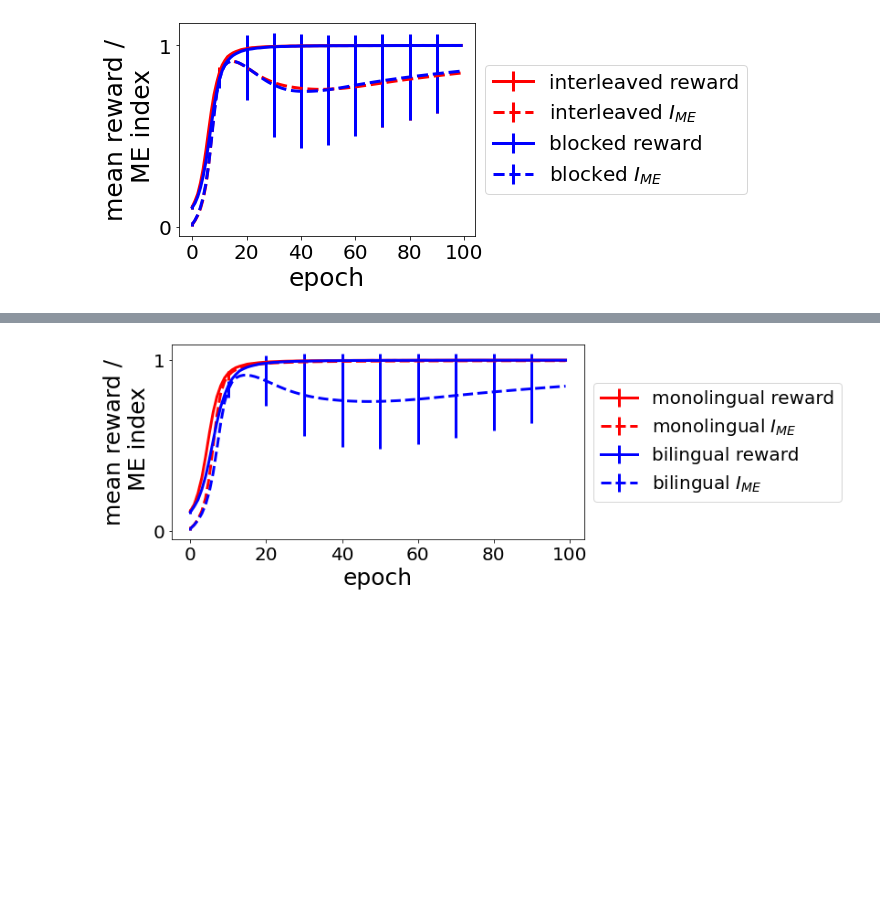
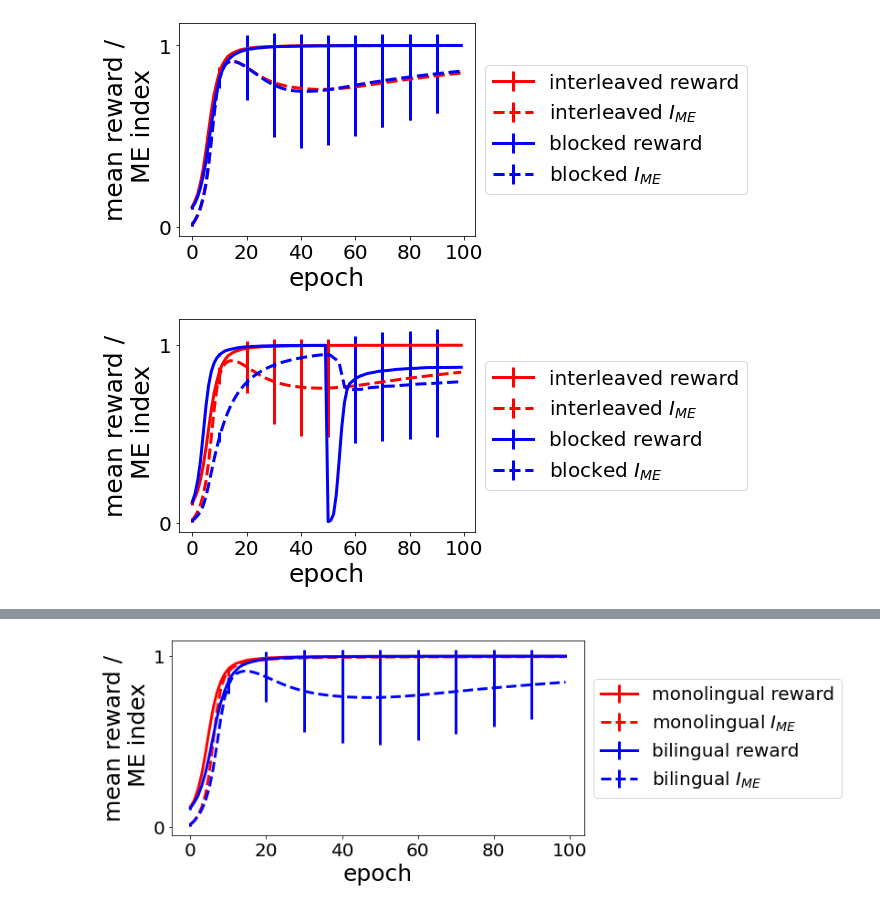
Before and after one commit to alv1nn/bilingual_agents_me_bias, a Jupyter notebook: ME_bias/plot_ME_bias_bilingual.ipynb, the cells around one changed output, grey strips where cells are left out. Drawn from its saved outputs; the diff is of its cells as text; code cells hidden in the pictures; blank space fills up the shorter version.

Commit message:
added blocked-across-epochs training

```diff
--- a/ME_bias/plot_ME_bias_bilingual.ipynb
+++ b/ME_bias/plot_ME_bias_bilingual.ipynb
@@ -191,3 +191,7 @@ plot_rewards_plus_me_index_single_agent()
 plot_rewards_plus_me_index_blocked()
 # %% [output]
 [figure]
+# %%
+plot_rewards_plus_me_index_blocked(e=True)
+# %% [output]
+[figure, added]
```
Also changed, not shown: parts of 1 cell of this notebook, 2 other files.
